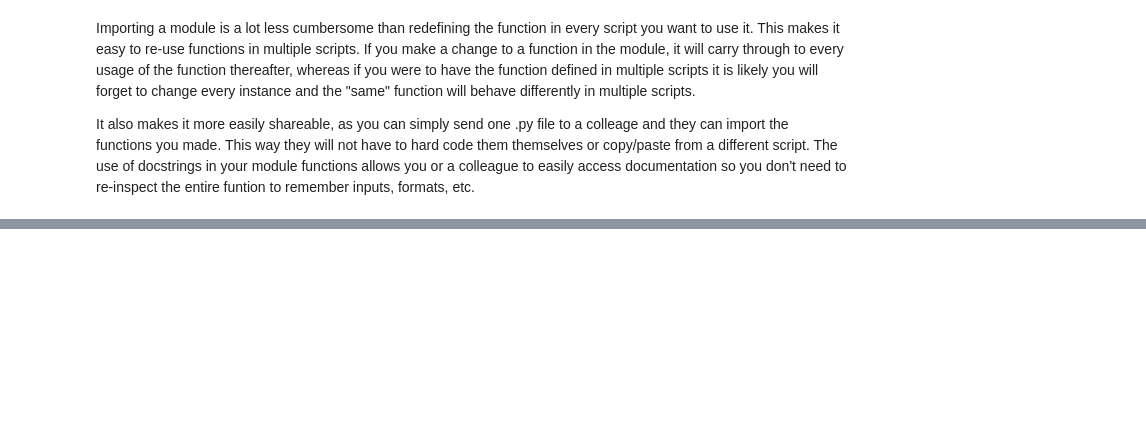
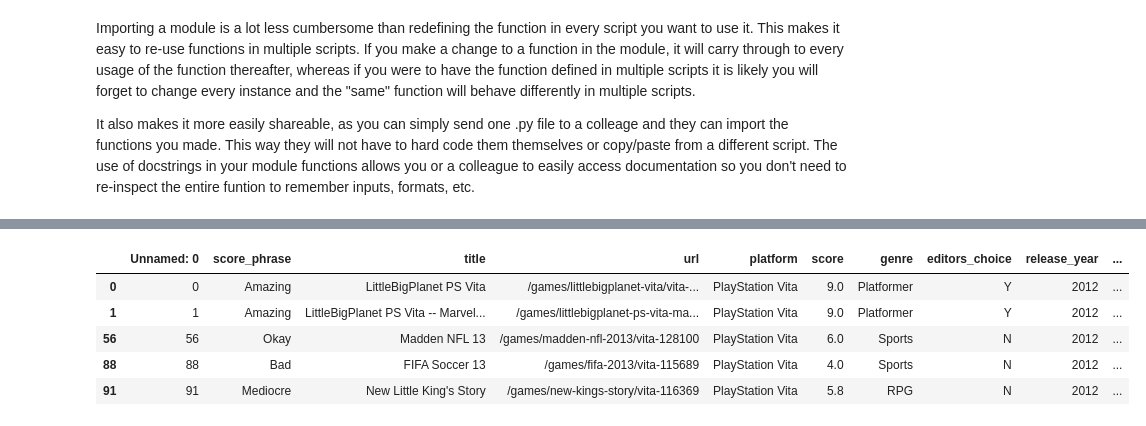
Before and after one commit to ohcrud/intermediate_python, a Jupyter notebook: sprint-1/practice-3/sprint-1-practice-3.ipynb, the cells around one changed output, grey strips where cells are left out. Cells and saved outputs as stored; diff of their text form; code cells hidden in the pictures; blank space fills up the shorter version.

```diff
--- a/sprint-1/practice-3/sprint-1-practice-3.ipynb
+++ b/sprint-1/practice-3/sprint-1-practice-3.ipynb
@@ -560,0 +416,28 @@ It also makes it more easily shareable, as you can simply send one .py file to a
+# %%
+### BEGIN SOLUTION
+
+def get_platform(games_df, target_platform):
+    """
+    | Help on user-defined function get_platform:
+    |
+    | This function works on the ign dataframe & takes inputs:
+    | - games_df - dataframe of ign games
+    | - target_platform - a string naming the gaming platform the games were released on
+    |
+    | This function returns:
+    | - platform_only - a dataframe containing only games released on the input target_platform
+    """
+    platform_only = games_df[games_df['platform'] == target_platform]
+    return platform_only
+
+ps_vita = get_platform(ign, 'PlayStation Vita')
+ps_vita.head()
+
+### END SOLUTION
+# %% [output]
+|  | Unnamed: 0 | score_phrase | title | url | platform | score | genre | editors_choice | release_year | ... |
+| 0 | 0 | Amazing | LittleBigPlanet PS Vita | /games/littlebigplanet-vita/vita-... | PlayStation Vita | 9.0 | Platformer | Y | 2012 | ... |
+| 1 | 1 | Amazing | LittleBigPlanet PS Vita -- Marvel... | /games/littlebigplanet-ps-vita-ma... | PlayStation Vita | 9.0 | Platformer | Y | 2012 | ... |
+| 56 | 56 | Okay | Madden NFL 13 | /games/madden-nfl-2013/vita-128100 | PlayStation Vita | 6.0 | Sports | N | 2012 | ... |
+| 88 | 88 | Bad | FIFA Soccer 13 | /games/fifa-2013/vita-115689 | PlayStation Vita | 4.0 | Sports | N | 2012 | ... |
+| 91 | 91 | Mediocre | New Little King's Story | /games/new-kings-story/vita-116369 | PlayStation Vita | 5.8 | RPG | N | 2012 | ... |
```
Also changed, not shown: parts of 31 cells of this notebook, 1 other file.
